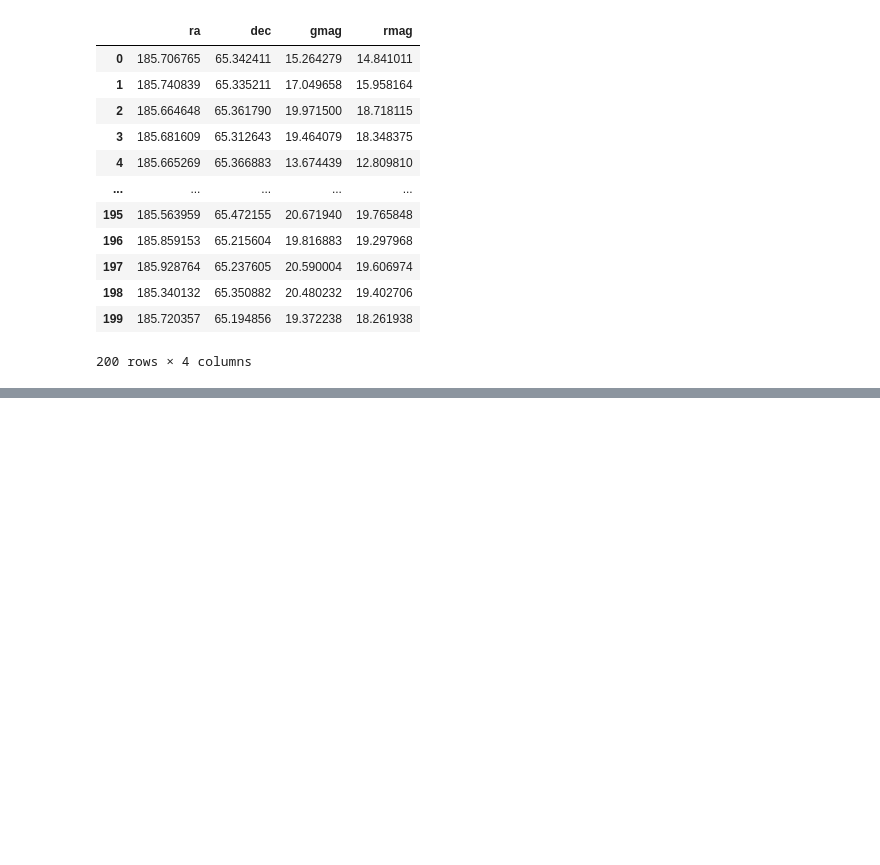
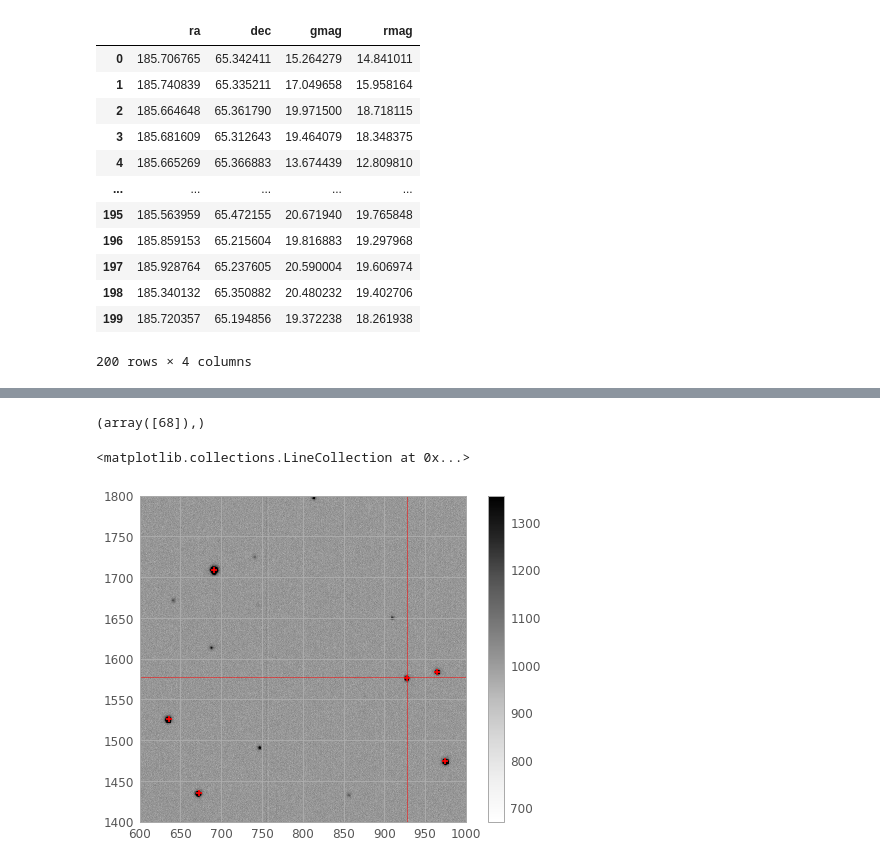
Before and after one commit to RileyWClarke/RAFTS, a Jupyter notebook: ztf_testing.ipynb, the cells around one changed output, grey strips where cells are left out. Saved outputs shown, nothing was run; the diff lists cells and outputs as text; code cells hidden in the pictures; blank space fills up the shorter version.

```diff
--- a/ztf_testing.ipynb
+++ b/ztf_testing.ipynb
@@ -872,0 +853,22 @@ print(1 / np.cos(ep2dec[90] - zen2.dec.value))
+# %%
+f_ind = np.where( (np.abs(ep2ra - flr_ra) == np.abs(ep2ra - flr_ra).min()))
+f_ind
+# %% [output]
+(array([68]),)
+# %%
+with fits.open('srcext/20200206287824_000819_sciimg.fits') as hdu:
+
+    data = hdu[0].data
+    header = hdu[0].header
+
+plt.figure()
+plt.imshow(data, interpolation='none', cmap='Greys', clim=(data.mean() - 1 * data.std(), data.mean() + 1 * data.std()))
+plt.colorbar()
+plt.scatter(ep1cat["X_IMAGE"],ep1cat["Y_IMAGE"],color='r',marker='+')
+plt.xlim(600,1000)
+plt.ylim(1400,1800)
+plt.vlines(928, 0, 2000, color='r', lw=0.5)
+plt.hlines(1577, 0, 2000, color='r', lw=0.5)
+# %% [output]
+<matplotlib.collections.LineCollection at 0x...>
+[figure, added]
```
Also changed, not shown: parts of 8 cells of this notebook, 8 other files.
